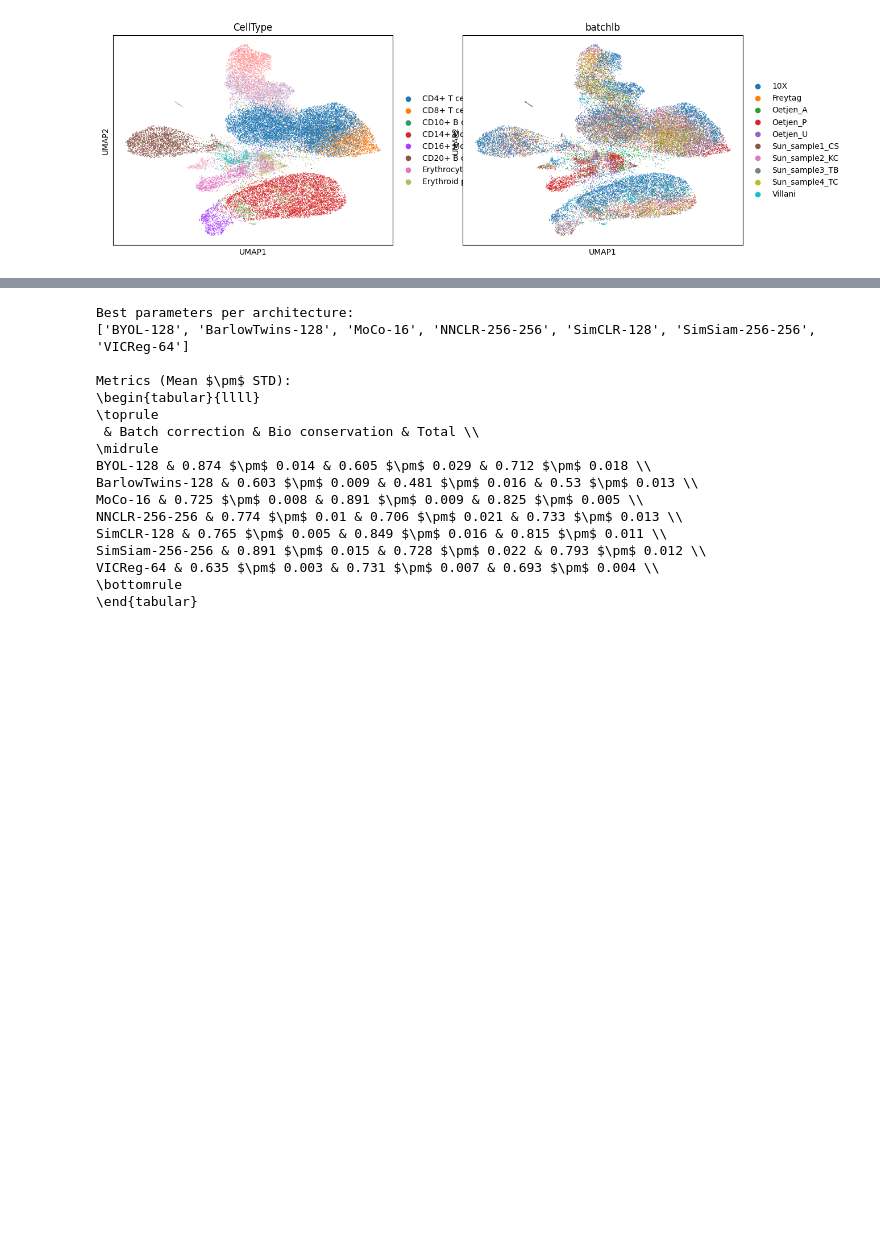
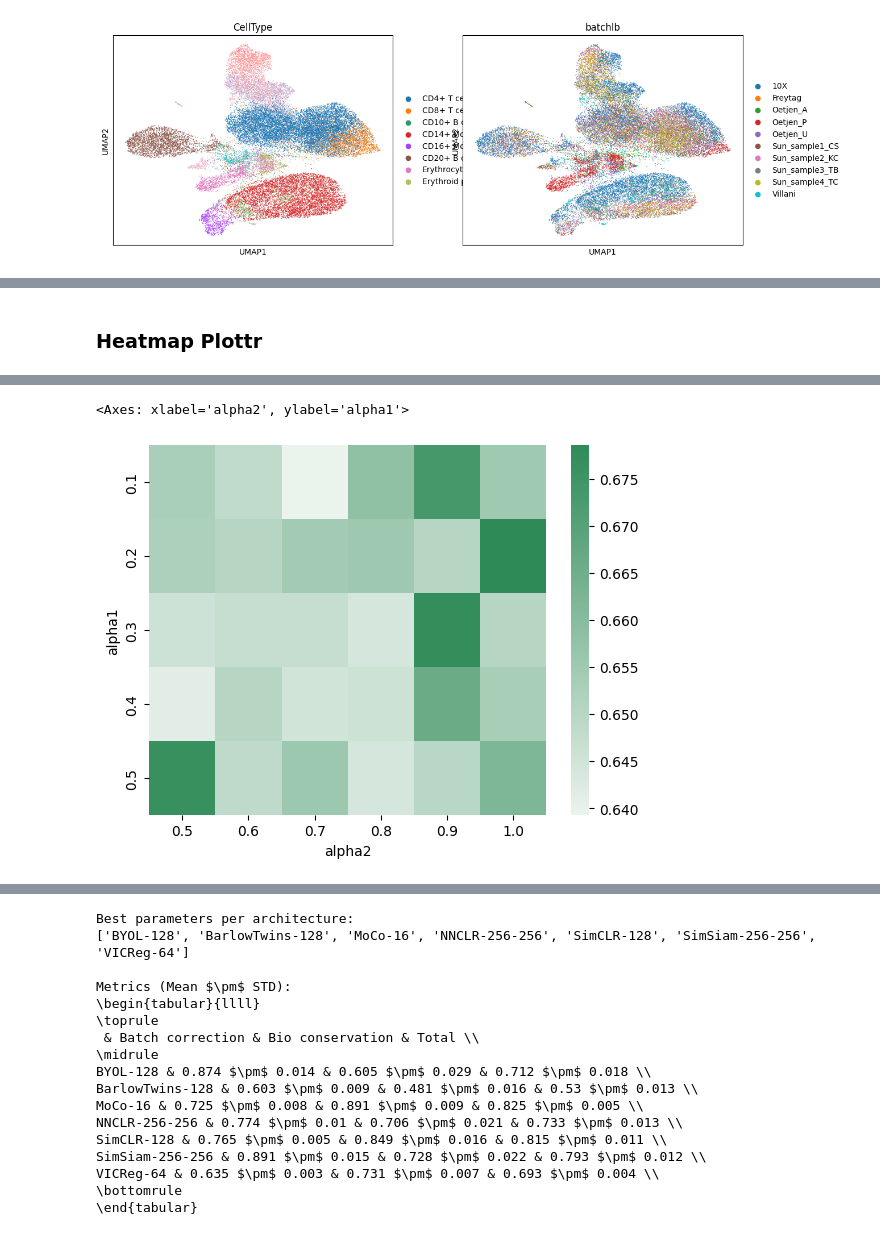
Before and after one commit to OlgaOvcharenko/scAugmentBench, a Jupyter notebook: debug.ipynb, the cells around one changed output, grey strips where cells are left out. Drawn from its saved outputs; the diff is of its cells as text; code cells hidden in the pictures; blank space fills up the shorter version.

```diff
--- a/debug.ipynb
+++ b/debug.ipynb
@@ -211,0 +218,78 @@ Max num seeds: 5.
+# %% [markdown]
+### Heatmap Plottr
+# %%
+import os
+import pandas as pd
+import seaborn as sns
+import numpy as np
+import matplotlib.pyplot as plt
+
+from evaluator import *
+
+
+def get_bigger_table_2params(project_root = "/local/home/tomap/scAugmentBench", dirname = "architecture-ablation",
+                 dname = "ImmHuman"):
+    root = os.path.join(project_root, dirname, dname)
+    model_names = os.listdir(root)
+    print(model_names)
+    if os.path.exists(os.path.join(root, "final_collected.csv")):
+            os.remove(os.path.join(root, "final_collected.csv"))
+
+    ls = []
+    augnames1 = []
+    augnames2 = []
+    alphas1 = []
+    alphas2 = []
+    for mname in model_names:
+        print(mname)
+        tmp = os.path.join(project_root, dirname, dname, mname)
+
+        if os.path.exists(os.path.join(tmp, "mean_result_collected.csv")):
+            os.remove(os.path.join(tmp, "mean_result_collected.csv"))
+        if os.path.exists(os.path.join(tmp, "std_result_collected.csv")):
+            os.remove(os.path.join(tmp, "std_result_collected.csv"))
+
+        n_seeds = [len(os.listdir(os.path.join(tmp, param_config))) for param_config in os.listdir(os.path.join(tmp))]
+        print(f"Min num seeds: {min(n_seeds)}.\nMax num seeds: {max(n_seeds)}.")
+
+        # get mean and std per parameter-config:
+        for param1 in os.listdir(tmp):
+            tmp1 = os.path.join(tmp, param1)
+            alpha1 = float(param1.split("-")[1])
+            augnames1.append(param1.split("-")[0])
+            for param2 in os.listdir(tmp1):
+                alpha2 = float(param2.split("-")[1])
+                metrics = pd.read_csv(os.path.join(tmp1, param2, "20", "evaluation_metrics.csv"))
+                augnames2.append(param2.split("-")[0])
+                metrics['Model-Architecture'] = mname
+                metrics['alpha1'] = float(alpha1)
+                metrics['alpha2'] = float(alpha2)
+                ls.append(metrics)
+        augname = np.unique(np.array(augnames1))
+        augname2 = np.unique(np.array(augnames2))
+    return pd.concat(ls), "-".join([augname[0], augname2[0]])
+
+def plot_alpha_alpha(collected_df, name):
+    for mname in collected_df['Model-Architecture'].unique():
+        tmp = collected_df[collected_df['Model-Architecture'] == mname].copy()
+        collected_df_scaled = scale_table(tmp.drop(columns=['alpha1', 'alpha2', 'Model-Architecture']))
+        collected_df_scaled['alpha1'] = collected_df['alpha1']
+        collected_df_scaled['alpha2'] = collected_df['alpha2']
+        #collected_df_scaled['Model-Architecture'] = collected_df['Model-Architecture']
+
+        #ax = sns.scatterplot(data=collected_df, x="alpha1", y="alpha2", hue="Total", style="Model-Architecture",)
+        ax = collected_df_scaled.pivot(index="alpha1", columns="alpha2", values="Total")
+        ax.set(title=f'{name} augmentation')
+        ax.legend(loc='center left', bbox_to_anchor=(1, 0.5), ncol=1)
+        plt.savefig(f"/local/home/tomap/output/{name}-heatmap-{mname}.png")
+
+df, augname = get_bigger_table_2params(dirname="augmentation-ablation-vol8", dname="ImmHuman")
+#plot_alpha_alpha(df, augname)
+
+print(augname)
+
+plt.clf()
+sns.heatmap(df[df['Model-Architecture'] == "SimCLR"].pivot(index="alpha1", columns="alpha2", values="Total"),
+            cmap=sns.light_palette("seagreen", as_cmap=True)
+)
+# %% [output]
@@ -212,3 +307,5 @@ Max num seeds: 5.
+<Axes: xlabel='alpha2', ylabel='alpha1'>
+[figure, added]
 # %%
 from evaluator import get_best_params, scale_table, get_bigger_table
 
```
Also changed, not shown: parts of 6 cells of this notebook, 8 other files.
